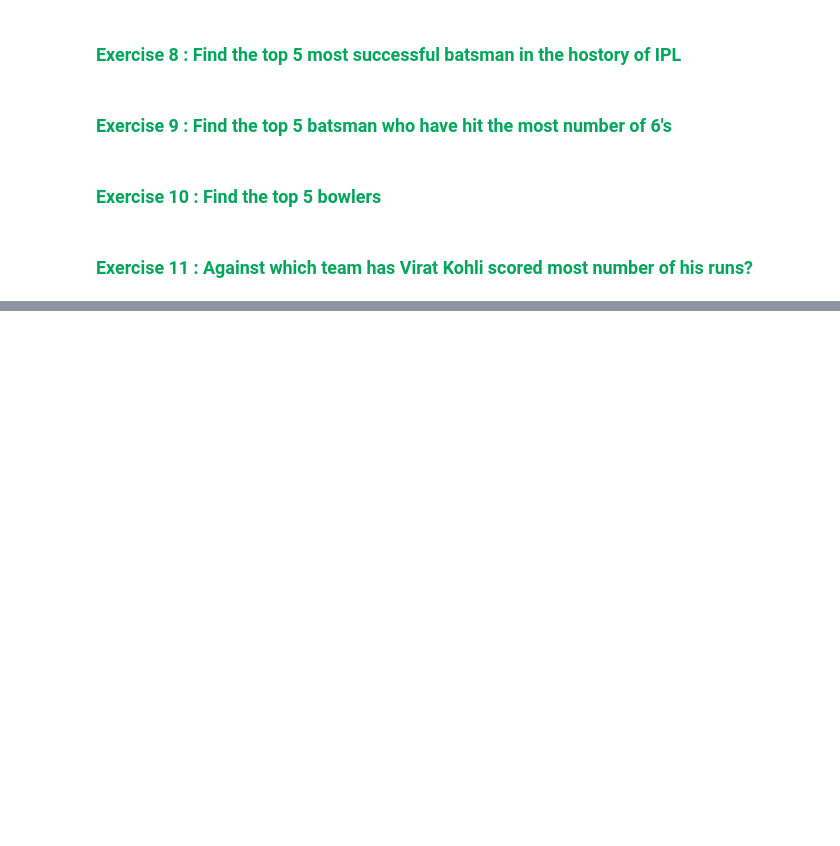
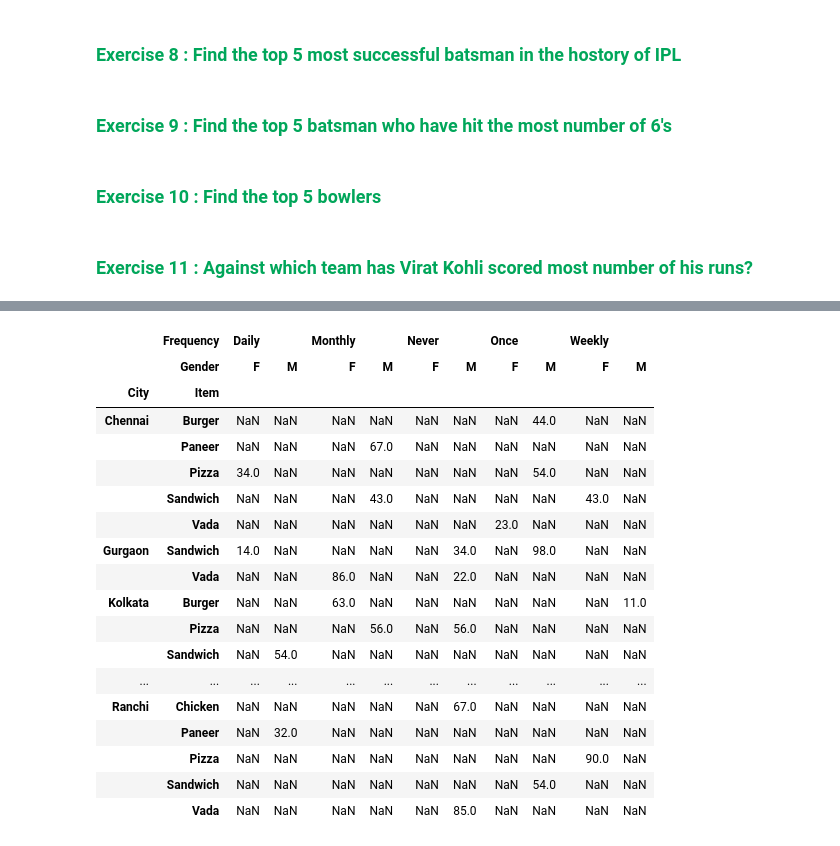
Before and after one commit to satyaki726/pandas, a Jupyter notebook: Pandas.ipynb, the cells around one changed output, grey strips where cells are left out. Cells and saved outputs as stored; diff of their text form; code cells hidden in the pictures; blank space fills up the shorter version.

```diff
--- a/Pandas.ipynb
+++ b/Pandas.ipynb
@@ -686,0 +876,22 @@ IndentationError: unexpected indent (<ipython-input-96-a817854fcb2b>, line 4)
+# %%
+food.pivot_table(index=['City','Item'],columns=['Frequency','Gender'],values='Spends',aggfunc='mean')
+# %% [output]
+|  | Frequency | Daily |  | Monthly |  | Never |  | Once |  | Weekly |  |
+|  | Gender | F | M | F | M | F | M | F | M | F | M |
+| City | Item |  |  |  |  |  |  |  |  |  |  |
+| Chennai | Burger | NaN | NaN | NaN | NaN | NaN | NaN | NaN | 44.0 | NaN | NaN |
+|  | Paneer | NaN | NaN | NaN | 67.0 | NaN | NaN | NaN | NaN | NaN | NaN |
+|  | Pizza | 34.0 | NaN | NaN | NaN | NaN | NaN | NaN | 54.0 | NaN | NaN |
+|  | Sandwich | NaN | NaN | NaN | 43.0 | NaN | NaN | NaN | NaN | 43.0 | NaN |
+|  | Vada | NaN | NaN | NaN | NaN | NaN | NaN | 23.0 | NaN | NaN | NaN |
+| Gurgaon | Sandwich | 14.0 | NaN | NaN | NaN | NaN | 34.0 | NaN | 98.0 | NaN | NaN |
+|  | Vada | NaN | NaN | 86.0 | NaN | NaN | 22.0 | NaN | NaN | NaN | NaN |
+| Kolkata | Burger | NaN | NaN | 63.0 | NaN | NaN | NaN | NaN | NaN | NaN | 11.0 |
+|  | Pizza | NaN | NaN | NaN | 56.0 | NaN | 56.0 | NaN | NaN | NaN | NaN |
+|  | Sandwich | NaN | 54.0 | NaN | NaN | NaN | NaN | NaN | NaN | NaN | NaN |
+| ... | ... | ... | ... | ... | ... | ... | ... | ... | ... | ... | ... |
+| Ranchi | Chicken | NaN | NaN | NaN | NaN | NaN | 67.0 | NaN | NaN | NaN | NaN |
+|  | Paneer | NaN | 32.0 | NaN | NaN | NaN | NaN | NaN | NaN | NaN | NaN |
+|  | Pizza | NaN | NaN | NaN | NaN | NaN | NaN | NaN | NaN | 90.0 | NaN |
+|  | Sandwich | NaN | NaN | NaN | NaN | NaN | NaN | NaN | 54.0 | NaN | NaN |
+|  | Vada | NaN | NaN | NaN | NaN | NaN | 85.0 | NaN | NaN | NaN | NaN |
```
Also changed, not shown: parts of 60 cells of this notebook.
